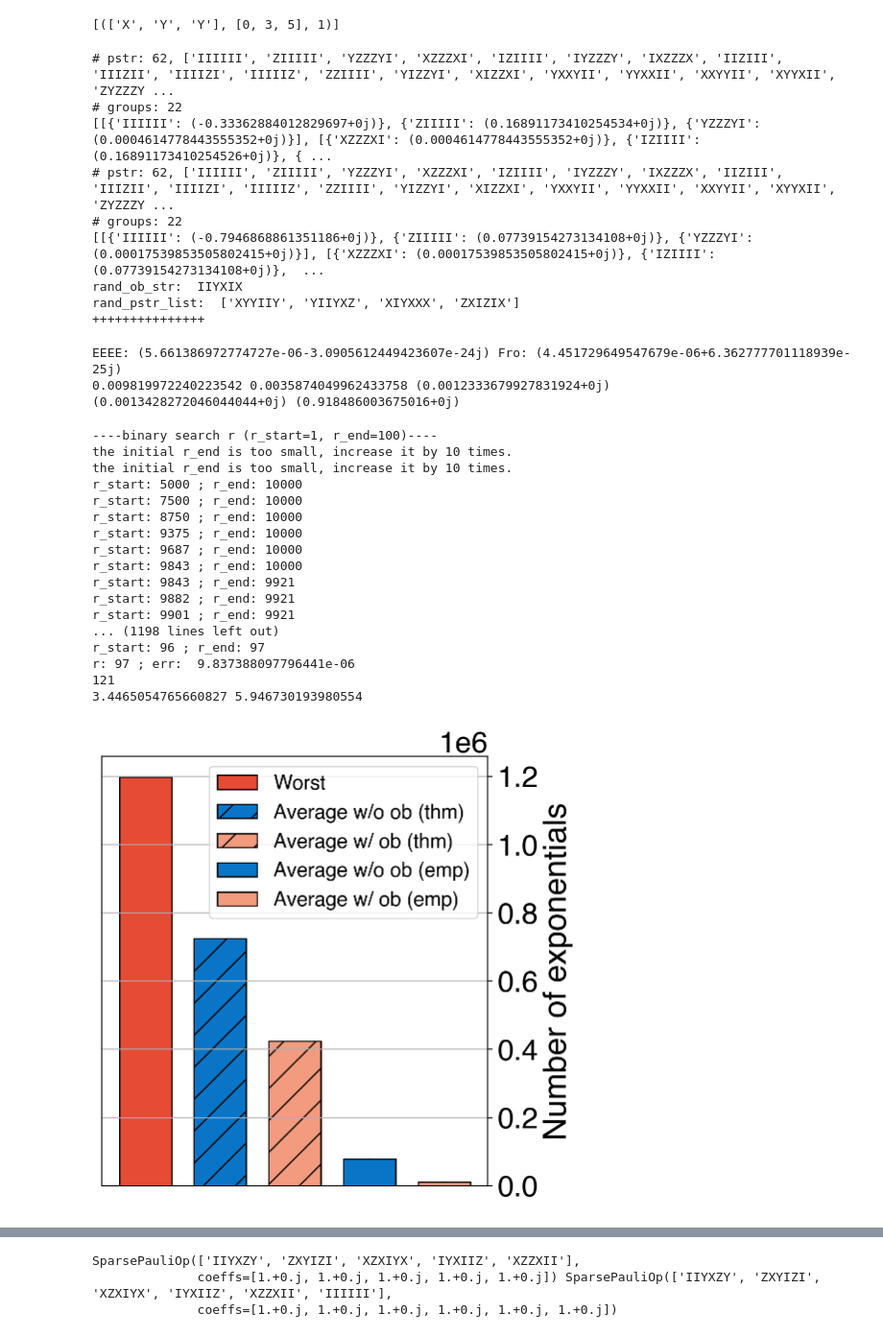
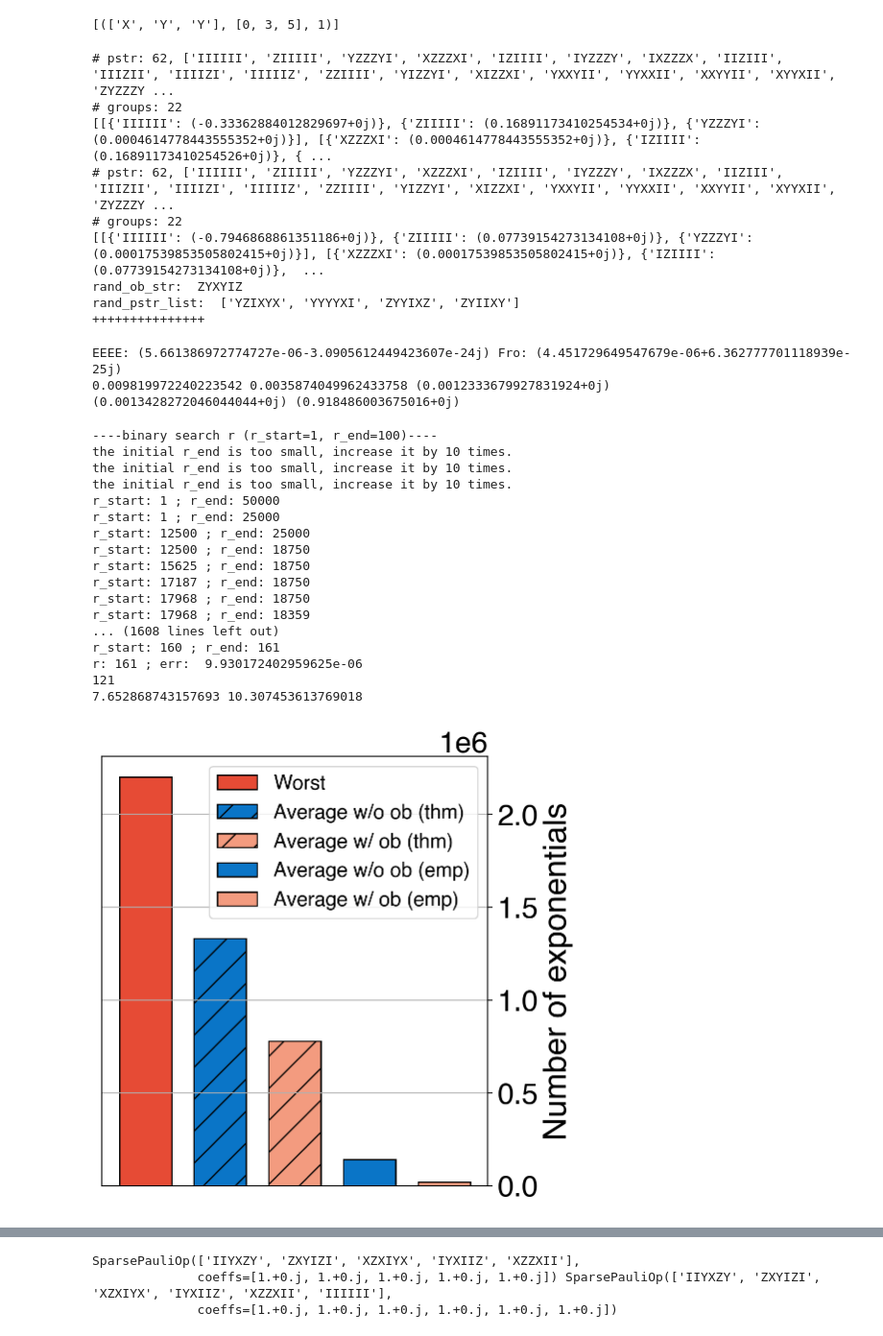
Before and after one commit to Jue-Xu/cookbook-quantum-simulation, a Jupyter notebook: random_input.ipynb, the cells around one changed output, grey strips where cells are left out. Shown at 96% size. Saved outputs shown, nothing was run; the diff lists cells and outputs as text; code cells hidden in the pictures.

```diff
--- a/random_input.ipynb
+++ b/random_input.ipynb
@@ -69,7 +73,8 @@ for n in n_list:
     magn_list, corr_list, stat_list = [], [], []
     print('----empirical observable error----')
     rand_states = [random_statevector(2**n) for _ in range(m_sample)]
-    stat_list = n * measure_error(r, xyz_group, t, exact_U, 'average_empirical', rand_states=rand_states, return_error_list=True)
+    stat_list = measure_error(r, xyz_group, t, exact_U, 'average_empirical', rand_states=rand_states, return_error_list=True, ob=magn_op)
+    # stat_list = n * measure_error(r, xyz_group, t, exact_U, 'average_empirical', rand_states=rand_states, return_error_list=True)
     magn_list = measure_error(r, xyz_group, t, exact_U, 'average_ob_empirical', rand_states=rand_states, ob=magn_op, return_error_list=True)
     corr_list = measure_error(r, xyz_group, t, exact_U, 'average_ob_empirical', rand_states=rand_states, ob=corr_op, return_error_list=True)
     # for _ in range(n_round):
@@ -736,8 +737,8 @@ for t in t_list:
 # pstr: 62, ['IIIIII', 'ZIIIII', 'YZZZYI', 'XZZZXI', 'IZIIII', 'IYZZZY', 'IXZZZX', 'IIZIII', 'IIIZII', 'IIIIZI', 'IIIIIZ', 'ZZIIII', 'YIZZYI', 'XIZZXI', 'YXXYII', 'YYXXII', 'XXYYII', 'XYYXII', 'ZYZZZY ...
 # groups: 22
 [[{'IIIIII': (-0.7946868861351186+0j)}, {'ZIIIII': (0.07739154273134108+0j)}, {'YZZZYI': (0.00017539853505802415+0j)}], [{'XZZZXI': (0.00017539853505802415+0j)}, {'IZIIII': (0.07739154273134108+0j)},  ...
-rand_ob_str:  IIYXIX
-rand_pstr_list:  ['XYYIIY', 'YIIYXZ', 'XIYXXX', 'ZXIZIX']
+rand_ob_str:  ZYXYIZ
+rand_pstr_list:  ['YZIXYX', 'YYYYXI', 'ZYYIXZ', 'ZYIIXY']
 +++++++++++++++
 # %%
 worst_st_err_bnd = 2 * h_ob_1norm * tight_bound(h_list, 2, 1, 10, type='spectral')
@@ -765,7 +766,8 @@ EEEE: (5.661386972774727e-06-3.0905612449423607e-24j) Fro: (4.451729649547679e-0
 # %%
 r_start, r_end = 1, 100
 epsilon = 1e-5
-t = 10
+t = 15
+# t = 10
 n_sample, n_round = 50, 50
 exact_U = scipy.linalg.expm(-1j * t * sum([h for h in h2_finl.hamiltonian_list]))
 bnd_worst_err_r = partial(measure_error, h_list=h_list, t=t, exact_U=None, type='worst_bound', coeffs=[h_ob_1norm])
@@ -803,47 +805,47 @@ bar_data_12 = {
 print(np.std(r_averg_emp_list), np.std(r_averg_ob_emp_list))
 fig, ax = plt.subplots(figsize=(5, 5), layout='constrained')
 colors = ["#E64B35FF", "#0A75C7FF", "#F39B7FFF", "#0A75C7FF", "#F39B7FFF"]
 data = bar_data_12
 
 # for i, k in enumerate(data.keys()):
 #     ax.bar(k, data[k], color=colors[i], label=k, width=0.7, edgecolor = "black")
 ax.bar('Worst', data['Worst'], color="#E64B35FF", label='Worst', width=0.7, edgecolor = "black")
 ax.bar('Average w/o ob (thm)', data['Average w/o ob (thm)'], color="#0A75C7FF", label='Average w/o ob (thm)', width=0.7, edgecolor = "black", hatch="/")
 ax.bar('Average w/ ob (thm)', data['Average w/ ob (thm)'], color="#F39B7FFF", label='Average w/ ob (thm)', width=0.7, edgecolor = "black", hatch="/")
 ax.bar('Average w/o ob (emp)', data['Average w/o ob (emp)'], color="#0A75C7FF", label='Average w/o ob (emp)', width=0.7, edgecolor = "black")
 ax.errorbar('Average w/o ob (emp)', data['Average w/o ob (emp)'], yerr=np.std(r_averg_emp_list)*L, color="k")
 ax.bar('Average w/ ob (emp)', data['Average w/ ob (emp)'], color="#F39B7FFF", label='Average w/ ob (emp)', width=0.7, edgecolor = "black")
 ax.errorbar('Average w/ ob (emp)', data['Average w/ ob (emp)'], yerr=np.std(r_averg_ob_emp_list)*L, color='k')
 
 ax.set_xticks([])
 # ax.set_yticks(data['Average w/ ob (thm)']*np.array(range(6)))
 ax.legend()
 ax.ticklabel_format(style='sci', axis='y', scilimits=(0,0))
 ax.set_ylabel(f'Number of exponentials')
 # ax.set_ylabel(f'Trotter steps  $r$')
 ax.yaxis.tick_right()
 ax.yaxis.set_label_position("right")
 # ax.set_xlabel('Observable')
 ax.grid()
 # %% [output]
 ----binary search r (r_start=1, r_end=100)----
 the initial r_end is too small, increase it by 10 times.
 the initial r_end is too small, increase it by 10 times.
-r_start: 5000 ; r_end: 10000
-r_start: 7500 ; r_end: 10000
-r_start: 8750 ; r_end: 10000
-r_start: 9375 ; r_end: 10000
-r_start: 9687 ; r_end: 10000
-r_start: 9843 ; r_end: 10000
-r_start: 9843 ; r_end: 9921
-r_start: 9882 ; r_end: 9921
-r_start: 9901 ; r_end: 9921
-... (1198 lines left out)
-r_start: 96 ; r_end: 97
-r: 97 ; err:  9.837388097796441e-06
+the initial r_end is too small, increase it by 10 times.
+r_start: 1 ; r_end: 50000
+r_start: 1 ; r_end: 25000
+r_start: 12500 ; r_end: 25000
+r_start: 12500 ; r_end: 18750
+r_start: 15625 ; r_end: 18750
+r_start: 17187 ; r_end: 18750
+r_start: 17968 ; r_end: 18750
+r_start: 17968 ; r_end: 18359
+... (1608 lines left out)
+r_start: 160 ; r_end: 161
+r: 161 ; err:  9.930172402959625e-06
 121
-3.4465054765660827 5.946730193980554
+7.652868743157693 10.307453613769018
-[figure, old version]
+[figure, new version]
 # %%
 plt.rc('font', size=LARGE_SIZE+6)  # controls default text sizes
 plt.rc('axes', titlesize=LARGE_SIZE+2)  # fontsize of the axes title
```
Also changed, not shown: parts of 3 cells of this notebook, 22 other files.
